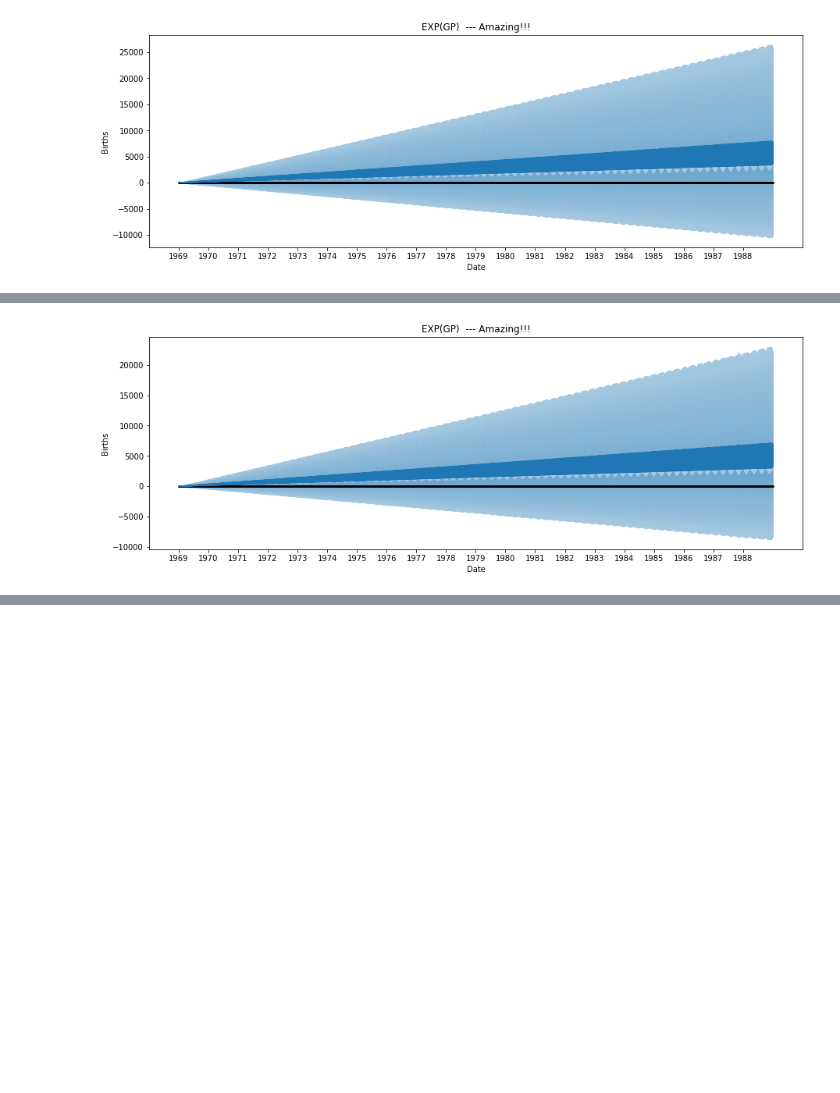
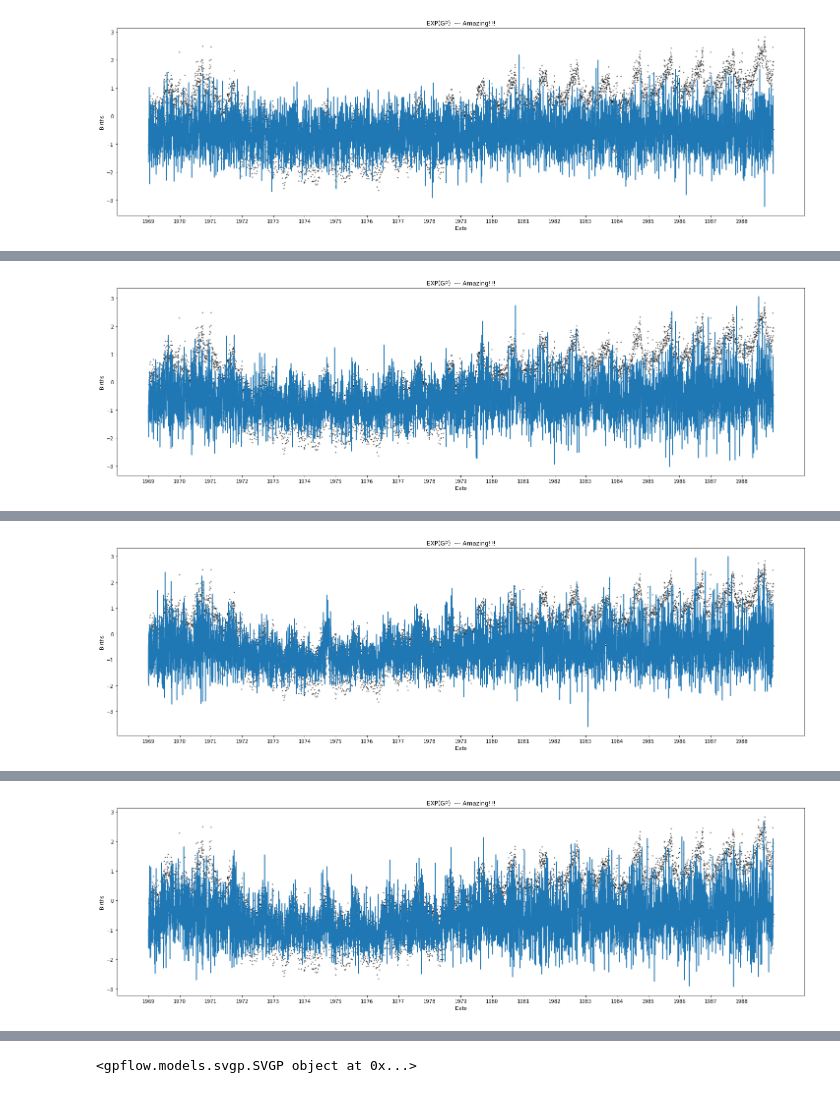
Before and after one commit to CristinaNogRod/GaussianProcesses-TimeSeries, a Jupyter notebook: notebooks/exp_gp.ipynb, the cells around one changed output, grey strips where cells are left out. Cells and saved outputs as stored; diff of their text form; code cells hidden in the pictures; blank space fills up the shorter version.

```diff
--- a/notebooks/exp_gp.ipynb
+++ b/notebooks/exp_gp.ipynb
@@ -43,14 +43,15 @@ def get_xticks(data):
 
 pos, labels = get_xticks(data)
 # %%
-def plot_distribution(X, Y, loc, scale, pos, labels):
-    plt.figure(figsize=(15, 5))
+def plot_distribution(X, Y, loc, scale, pos, labels, CI=None):
+    plt.figure(figsize=(25, 7))
     x = X.squeeze()
 
-    lb = (loc - 1.96 * scale).squeeze()
-    ub = (loc + 1.96 * scale).squeeze()
+    if CI:
+        lb = (loc - 1.96 * scale).squeeze()
+        ub = (loc + 1.96 * scale).squeeze()
 
-    plt.fill_between(x, lb, ub, color="C0", alpha=0.4)
+        plt.fill_between(x, lb, ub, color="C0", alpha=0.4)
     #plt.plot(x, lb, color="C0")
     #plt.plot(x, ub, color="C0")
     plt.plot(X, Y, '.', color="black", alpha=0.5, markersize=3)
@@ -108,8 +109,10 @@ class CustomTFPConditional(MultiLatentTFPConditional):
             scale = scale_transform(Fs[..., 1:])
 
             dist = tfd.Normal(loc=0., scale=1.)
-            beta = dist.sample([Fs.shape[0]])    # (400, 7305, 2) = Fs.shape
-            beta = tf.cast(x, dtype=tf.float64)
+            rsample = dist.sample([self.monday_flag.shape[0]])
+            rsample = tf.reshape(tf.cast(rsample, dtype=tf.float64), (rsample.shape[0],1))
+            beta = tf.where(self.monday_flag == 1, rsample, 0)
+            # (400, 7305, 2) = Fs.shape
 
             loc = Fs[..., :1] + beta * self.loc_transform(Fs[..., :1])
             return distribution_class(loc, scale)
@@ -194,13 +125,49 @@ Likelihood's expected latent_dim: 2
 # %%
+likelihood = CustomTFPConditional(
+    distribution_class = tfp.distributions.Normal,
+    loc_transform = tfp.bijectors.Exp(),
+    monday_flag = m,
+)
+
+#### jitter
+kernel = gpflow.kernels.SeparateIndependent(
+    [
+        gpflow.kernels.RBF() + gpflow.kernels.Periodic(gpflow.kernels.RBF(), period=365.25),
+        gpflow.kernels.RBF(),
+    ]
+)
+
+
+M = 3000
+Z = np.linspace(x.min(), x.max(), M)[:, None]  # [M, 1]
+
+inducing_variable = gpflow.inducing_variables.SeparateIndependentInducingVariables(
+    [
+        gpflow.inducing_variables.InducingPoints(Z),
+        gpflow.inducing_variables.InducingPoints(Z),
+    ]
+)
+
+model = gpflow.models.SVGP(
+    kernel=kernel,
+    likelihood=likelihood,
+    inducing_variable=inducing_variable,
+    num_latent_gps=likelihood.latent_dim,
+    #whiten=False
+)
+
+##############################################################################################
+
 data = (x, y)
 loss_fn = model.training_loss_closure(data)
 
 gpflow.utilities.set_trainable(model.q_mu, False)
 gpflow.utilities.set_trainable(model.q_sqrt, False)
+set_trainable(model.kernel.kernels[0].kernels[1].period, False)
+#gpflow.utilities.set_trainable(model.likelihood.variance, False)
 
 variational_vars = [(model.q_mu, model.q_sqrt)]
 natgrad_opt = gpflow.optimizers.NaturalGradient(gamma=0.1)
-
 adam_vars = model.trainable_variables
 adam_opt = tf.optimizers.Adam(0.01)
 
@@ -209,8 +176,8 @@ def optimisation_step():
     natgrad_opt.minimize(loss_fn, variational_vars)
     adam_opt.minimize(loss_fn, adam_vars)
 
-epochs = 10
-log_freq = 5
+epochs = 100
+log_freq = 20
 
 for epoch in range(1, epochs + 1):
     print('Epoch ', epoch)
@@ -246 +213 @@ tf.Tensor(
-[figure, old version]
+[figure, new version]
@@ -264 +231 @@ tf.Tensor(
-[figure, old version]
+[figure, new version]
@@ -265,0 +249 @@ tf.Tensor(
+[figure, added]
@@ -265,0 +267 @@ tf.Tensor(
+[figure, added]
@@ -266 +286,2 @@ tf.Tensor(
+<gpflow.models.svgp.SVGP object at 0x...>
 | name | class | transform | prior | trainable | shape | dtype | value |
```
Also changed, not shown: parts of 3 cells of this notebook.
